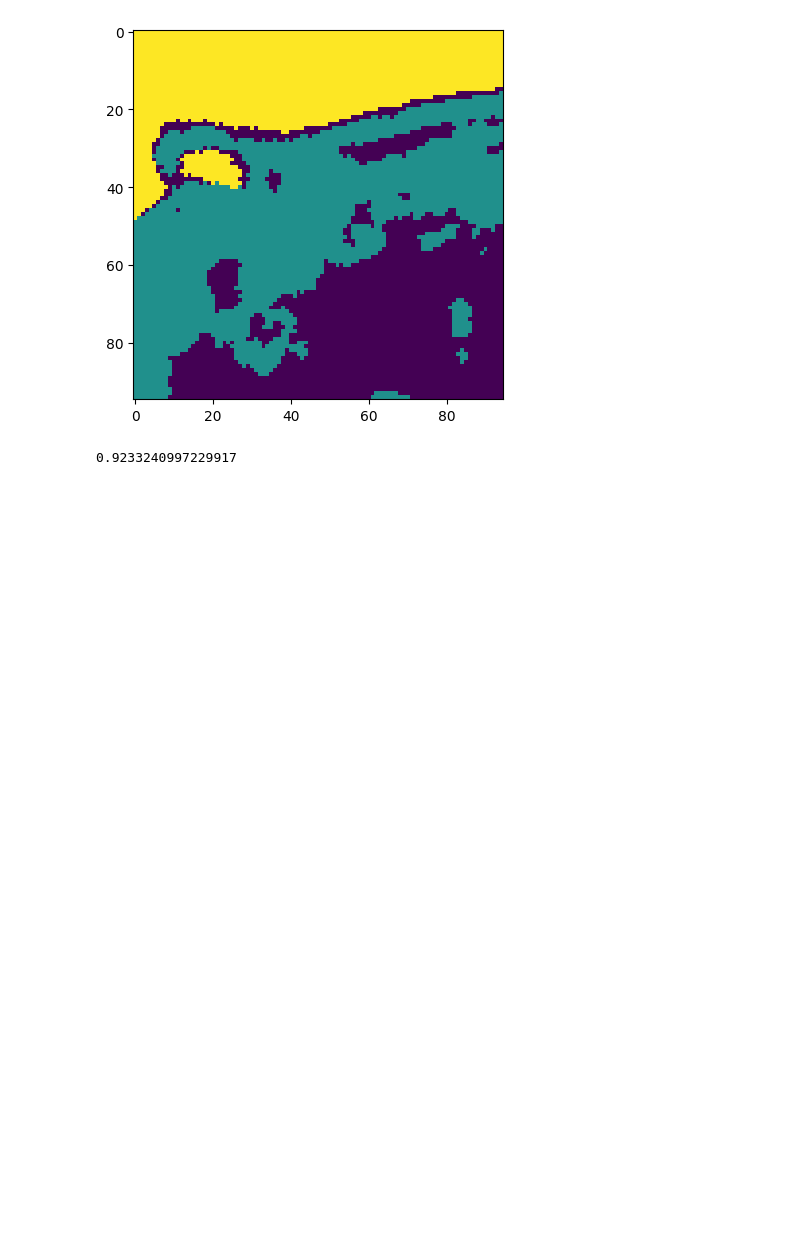
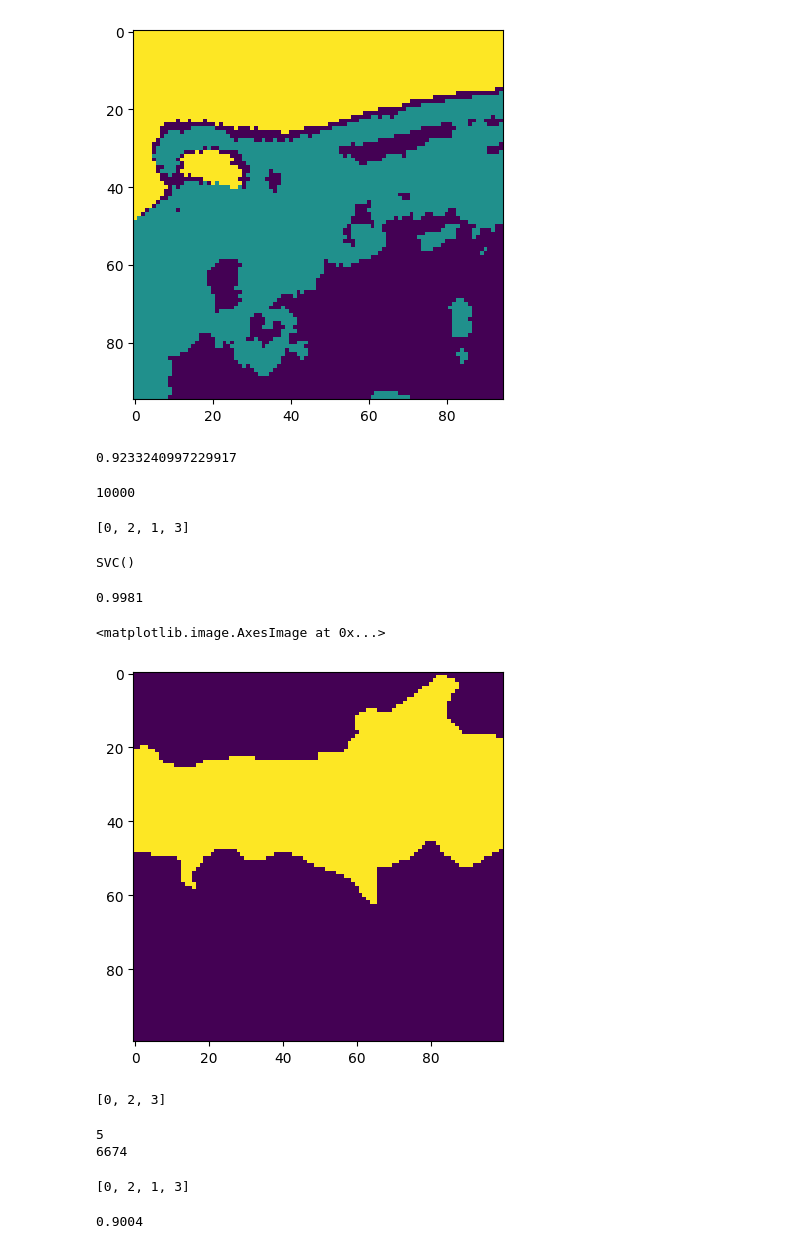
Before and after one commit to jonasroy/SVM_THESIS_PROJECT, a Jupyter notebook: Model/Model_Tree3.ipynb, the cells around one changed output. Saved outputs shown, nothing was run; the diff lists cells and outputs as text; code cells hidden in the pictures; blank space fills up the shorter version.

Commit message:
Samson and Jasper tree implementation

```diff
--- a/Model/Model_Tree3.ipynb
+++ b/Model/Model_Tree3.ipynb
@@ -303,3 +307,53 @@ plt.imshow(y.reshape((95,95)))
 (yout==y).sum()/len(y)
 # %% [output]
 0.9233240997229917
+# %%
+new_jasper = reshape_sj(jasper)
+
+X = new_jasper.transpose(0,2,1).reshape((-1,198))
+X = preprocessing.scale(X, axis=0)
+print(len(X))
+
+y = jasper_labels.flatten()
+# %% [output]
+10000
+# %%
+classesInLabels(y)
+# %% [output]
+[0, 2, 1, 3]
+# %%
+
+
+#Desion tree implementation
+train = copy.deepcopy(X)
+train2 = copy.deepcopy(X)
+labels = copy.deepcopy(y)
+labels2 = copy.deepcopy(y)
+
+labels[labels == 2] = 0
+labels[labels == 3] = 0
+
+y_labels2 = labels2[y != 1]
+x_train2 = train2[labels2 != 1]
+
+svm_ab = SVC()
+svm_ab.fit(train, labels.flatten())
+
+svm_cd = SVC()
+svm_cd.fit(x_train2, y_labels2.flatten())
+# %% [output]
+SVC()
+# %%
+predicted_labels = svm_ab.predict(train)
+print((predicted_labels == labels).sum()/len(labels))
+# %% [output]
+0.9981
+# %%
+plt.imshow(predicted_labels.reshape((100,100)))
+# %% [output]
+<matplotlib.image.AxesImage at 0x...>
+[figure, added]
+# %%
+classesInLabels(y_labels2)
+# %% [output]
+[0, 2, 3]
@@ -305,0 +364,27 @@ plt.imshow(y.reshape((95,95)))
+# %%
+count = np.abs(len(yout2) - len(yout[yout == 0]))
+print(count)
+
+jump_over = 0
+
+for i in range(len(yout)):
+    if(yout[i] == 0):
+        if(jump_over < 0):
+            yout[i] = yout2[jump_over]
+            jump_over += 1
+            count += 1
+        else:
+            yout[i] = yout2[count]
+            count += 1
+
+print(count)
+
+classesInLabels(yout)
+# %% [output]
+5
+6674
+[0, 2, 1, 3]
+# %%
+print((yout==labels2).sum()/len(labels2))
+# %% [output]
+0.9004
```
Also changed, not shown: parts of 11 cells of this notebook.
